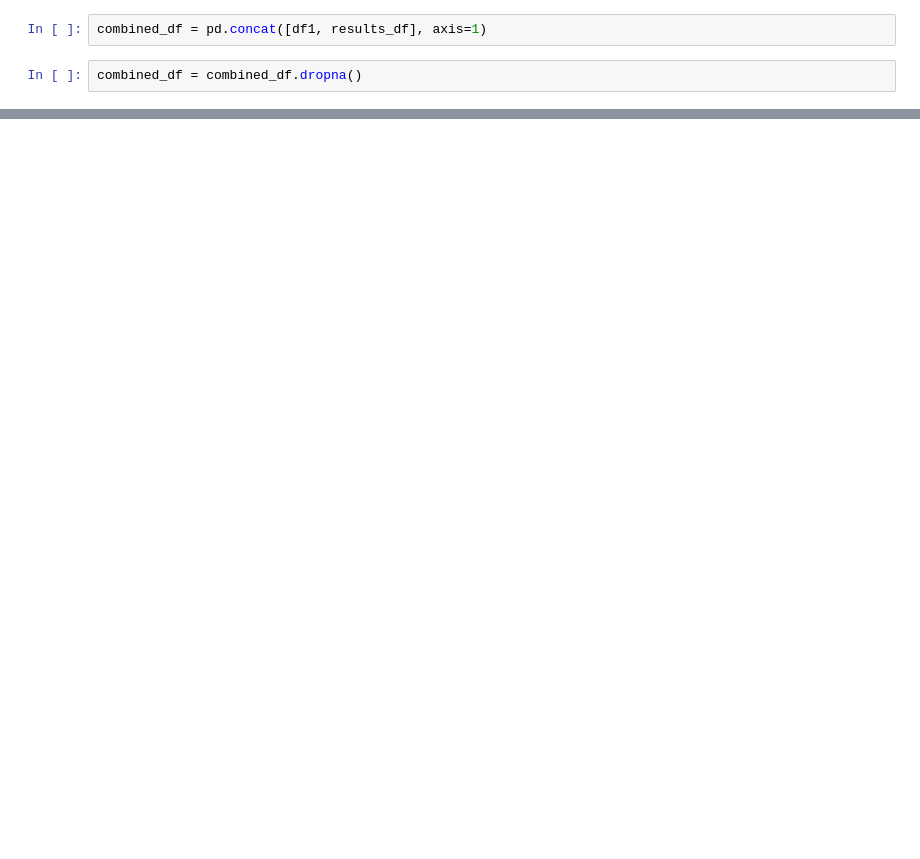
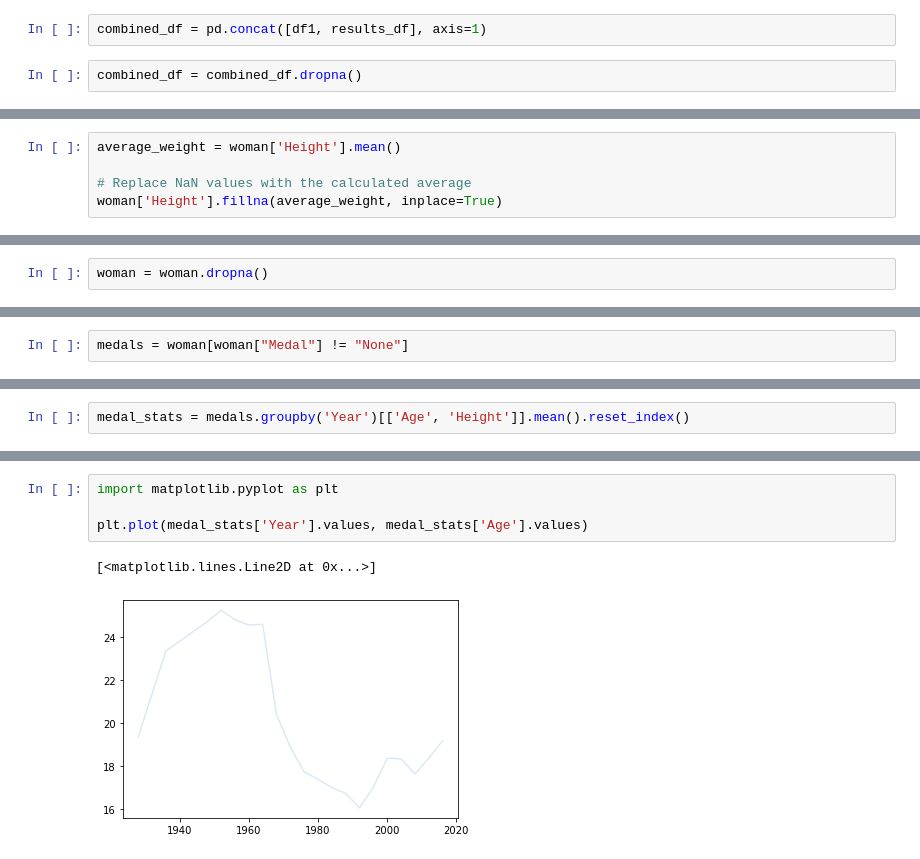
Before and after one commit to RyanJTalbot/MSDS, a Jupyter notebook: Core/Data Mining Foundations/Data Mining Project/Project/competition_gym2023/kaggle-data/kaggle_women.ipynb, the cells around one changed output, grey strips where cells are left out. Saved outputs shown, nothing was run; the diff lists cells and outputs as text; blank space fills up the shorter version.

```diff
--- a/Core/Data Mining Foundations/Data Mining Project/Project/competition_gym2023/kaggle-data/kaggle_women.ipynb
+++ b/Core/Data Mining Foundations/Data Mining Project/Project/competition_gym2023/kaggle-data/kaggle_women.ipynb
@@ -762,0 +1195,5 @@ filtered_df["ID"].nunique()
+# %%
+average_weight = woman['Height'].mean()
+
+# Replace NaN values with the calculated average
+woman['Height'].fillna(average_weight, inplace=True)
@@ -762,0 +1244,2 @@ filtered_df["ID"].nunique()
+# %%
+woman = woman.dropna()
@@ -762,0 +1295,2 @@ filtered_df["ID"].nunique()
+# %%
+medals = woman[woman["Medal"] != "None"]
@@ -762,0 +1313,2 @@ filtered_df["ID"].nunique()
+# %%
+medal_stats = medals.groupby('Year')[['Age', 'Height']].mean().reset_index()
@@ -762,0 +1335,7 @@ filtered_df["ID"].nunique()
+# %%
+import matplotlib.pyplot as plt
+
+plt.plot(medal_stats['Year'].values, medal_stats['Age'].values)
+# %% [output]
+[<matplotlib.lines.Line2D at 0x...>]
+[figure, added]
```
Also changed, not shown: parts of 52 cells of this notebook, 6 other files.
